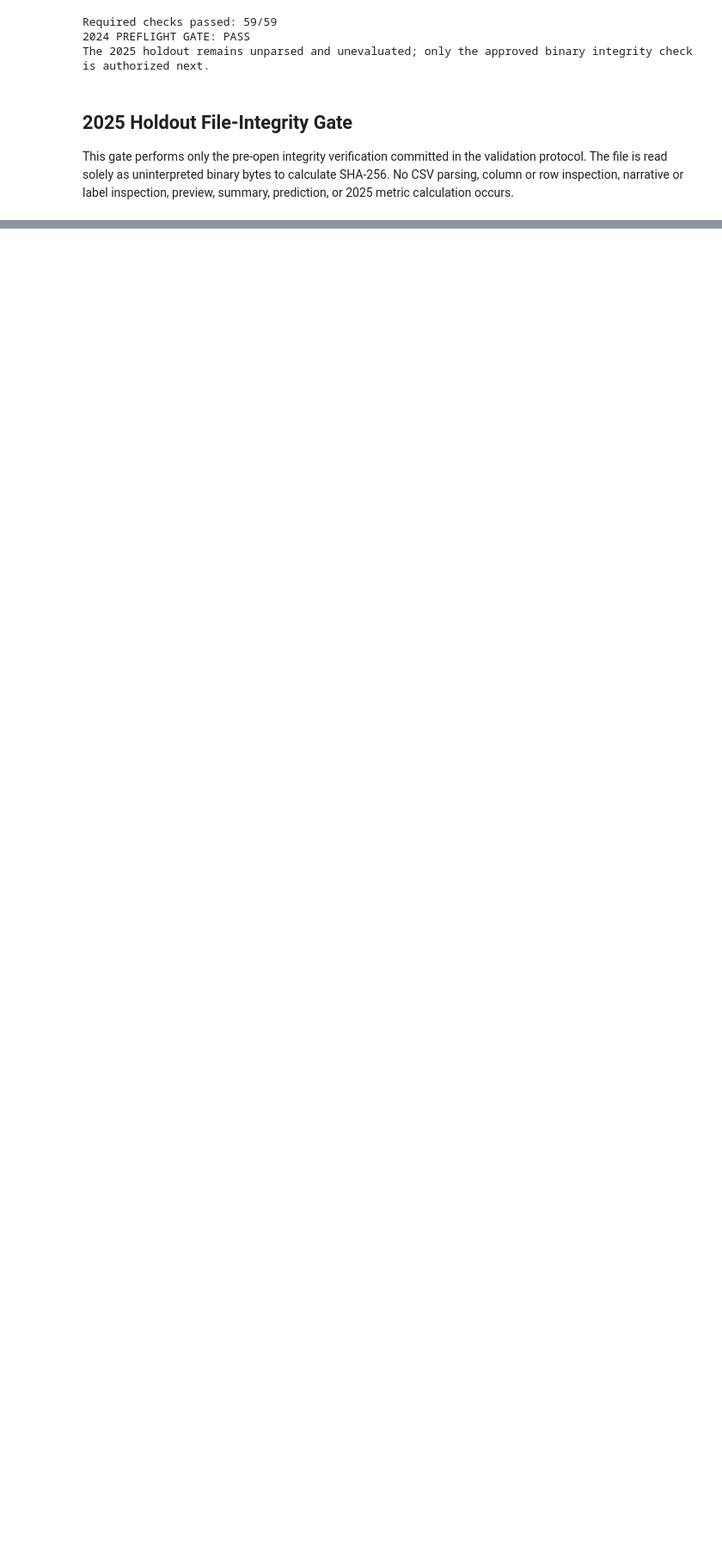
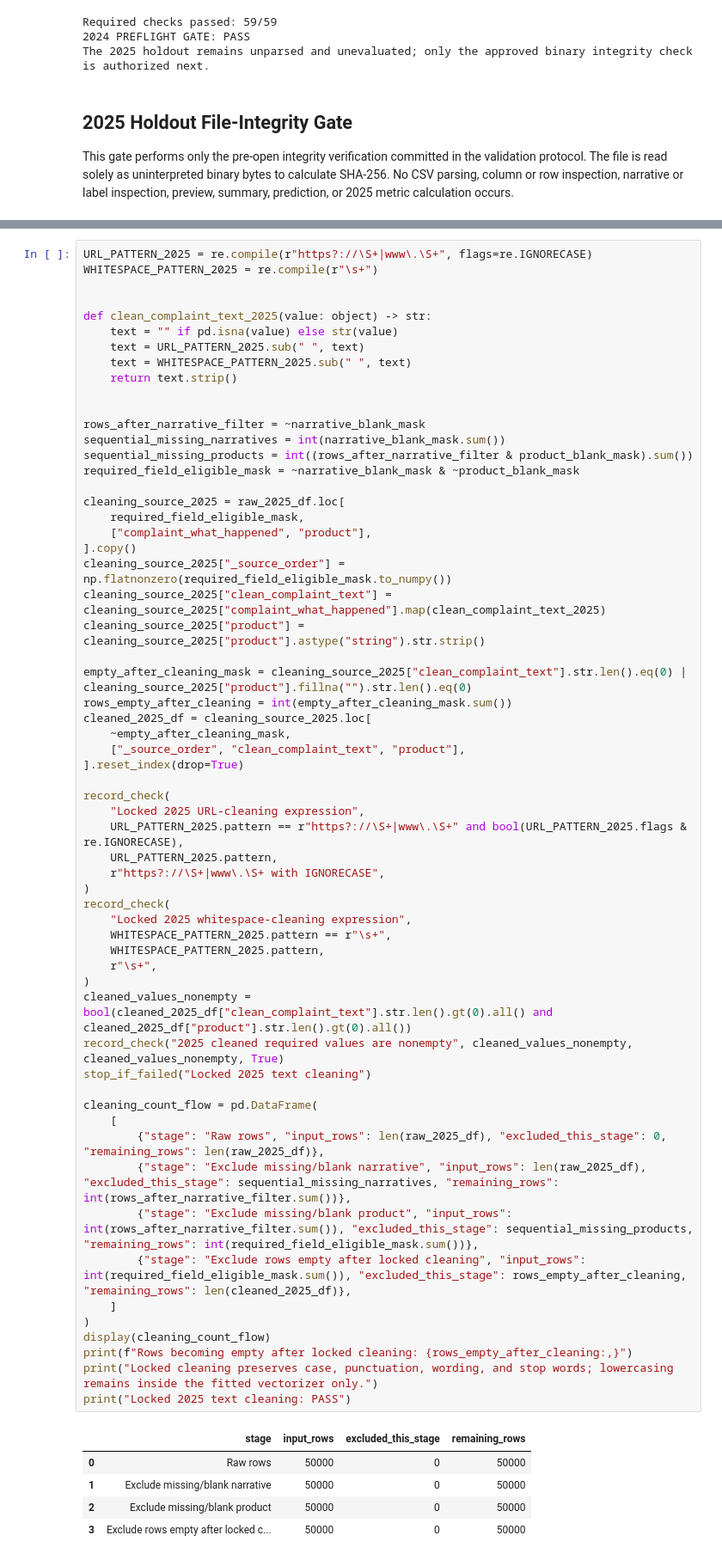
Before and after one commit to rihua-tech/financial-complaint-auto-routing-nlp, a Jupyter notebook: notebooks/07_2025_out_of_time_validation.ipynb, the cells around one changed output, grey strips where cells are left out. Shown at 86% size. Drawn from its saved outputs; the diff is of its cells as text; blank space fills up the shorter version.

```diff
--- a/notebooks/07_2025_out_of_time_validation.ipynb
+++ b/notebooks/07_2025_out_of_time_validation.ipynb
@@ -793,0 +942,66 @@ The 2025 file was read only as raw binary bytes; its CSV contents remain unparse
+# %%
+URL_PATTERN_2025 = re.compile(r"https?://\S+|www\.\S+", flags=re.IGNORECASE)
+WHITESPACE_PATTERN_2025 = re.compile(r"\s+")
+
+
+def clean_complaint_text_2025(value: object) -> str:
+    text = "" if pd.isna(value) else str(value)
+    text = URL_PATTERN_2025.sub(" ", text)
+    text = WHITESPACE_PATTERN_2025.sub(" ", text)
+    return text.strip()
+
+
+rows_after_narrative_filter = ~narrative_blank_mask
+sequential_missing_narratives = int(narrative_blank_mask.sum())
+sequential_missing_products = int((rows_after_narrative_filter & product_blank_mask).sum())
+required_field_eligible_mask = ~narrative_blank_mask & ~product_blank_mask
+
+cleaning_source_2025 = raw_2025_df.loc[
+    required_field_eligible_mask,
+    ["complaint_what_happened", "product"],
+].copy()
+cleaning_source_2025["_source_order"] = np.flatnonzero(required_field_eligible_mask.to_numpy())
+cleaning_source_2025["clean_complaint_text"] = cleaning_source_2025["complaint_what_happened"].map(clean_complaint_text_2025)
+cleaning_source_2025["product"] = cleaning_source_2025["product"].astype("string").str.strip()
+
+empty_after_cleaning_mask = cleaning_source_2025["clean_complaint_text"].str.len().eq(0) | cleaning_source_2025["product"].fillna("").str.len().eq(0)
+rows_empty_after_cleaning = int(empty_after_cleaning_mask.sum())
+cleaned_2025_df = cleaning_source_2025.loc[
+    ~empty_after_cleaning_mask,
+    ["_source_order", "clean_complaint_text", "product"],
+].reset_index(drop=True)
+
+record_check(
+    "Locked 2025 URL-cleaning expression",
+    URL_PATTERN_2025.pattern == r"https?://\S+|www\.\S+" and bool(URL_PATTERN_2025.flags & re.IGNORECASE),
+    URL_PATTERN_2025.pattern,
+    r"https?://\S+|www\.\S+ with IGNORECASE",
+)
+record_check(
+    "Locked 2025 whitespace-cleaning expression",
+    WHITESPACE_PATTERN_2025.pattern == r"\s+",
+    WHITESPACE_PATTERN_2025.pattern,
+    r"\s+",
+)
+cleaned_values_nonempty = bool(cleaned_2025_df["clean_complaint_text"].str.len().gt(0).all() and cleaned_2025_df["product"].str.len().gt(0).all())
+record_check("2025 cleaned required values are nonempty", cleaned_values_nonempty, cleaned_values_nonempty, True)
+stop_if_failed("Locked 2025 text cleaning")
+
+cleaning_count_flow = pd.DataFrame(
+    [
+        {"stage": "Raw rows", "input_rows": len(raw_2025_df), "excluded_this_stage": 0, "remaining_rows": len(raw_2025_df)},
+        {"stage": "Exclude missing/blank narrative", "input_rows": len(raw_2025_df), "excluded_this_stage": sequential_missing_narratives, "remaining_rows": int(rows_after_narrative_filter.sum())},
+        {"stage": "Exclude missing/blank product", "input_rows": int(rows_after_narrative_filter.sum()), "excluded_this_stage": sequential_missing_products, "remaining_rows": int(required_field_eligible_mask.sum())},
+        {"stage": "Exclude rows empty after locked cleaning", "input_rows": int(required_field_eligible_mask.sum()), "excluded_this_stage": rows_empty_after_cleaning, "remaining_rows": len(cleaned_2025_df)},
+    ]
+)
+display(cleaning_count_flow)
+print(f"Rows becoming empty after locked cleaning: {rows_empty_after_cleaning:,}")
+print("Locked cleaning preserves case, punctuation, wording, and stop words; lowercasing remains inside the fitted vectorizer only.")
+print("Locked 2025 text cleaning: PASS")
+# %% [output]
+|  | stage | input_rows | excluded_this_stage | remaining_rows |
+| 0 | Raw rows | 50000 | 0 | 50000 |
+| 1 | Exclude missing/blank narrative | 50000 | 0 | 50000 |
+| 2 | Exclude missing/blank product | 50000 | 0 | 50000 |
+| 3 | Exclude rows empty after locked c... | 50000 | 0 | 50000 |
```
Also changed, not shown: parts of 15 cells of this notebook.
